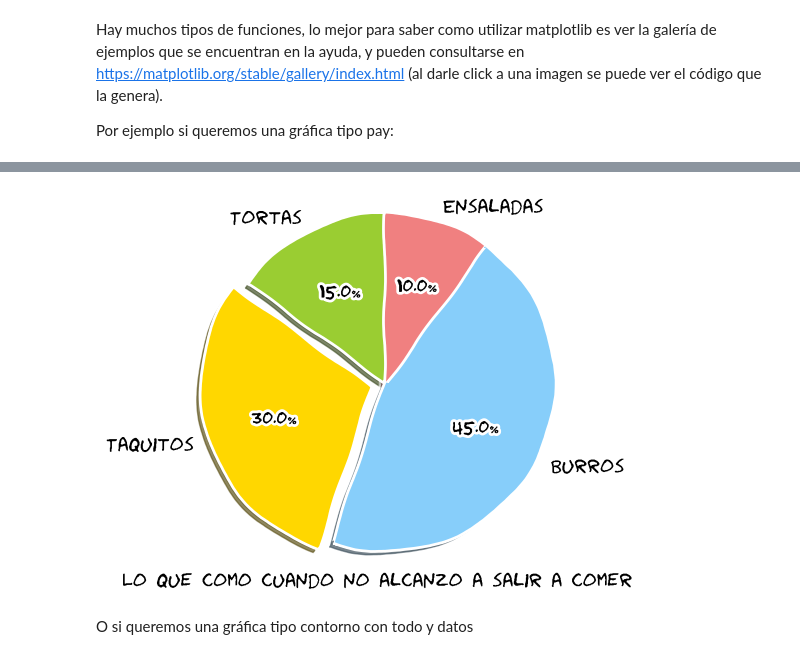
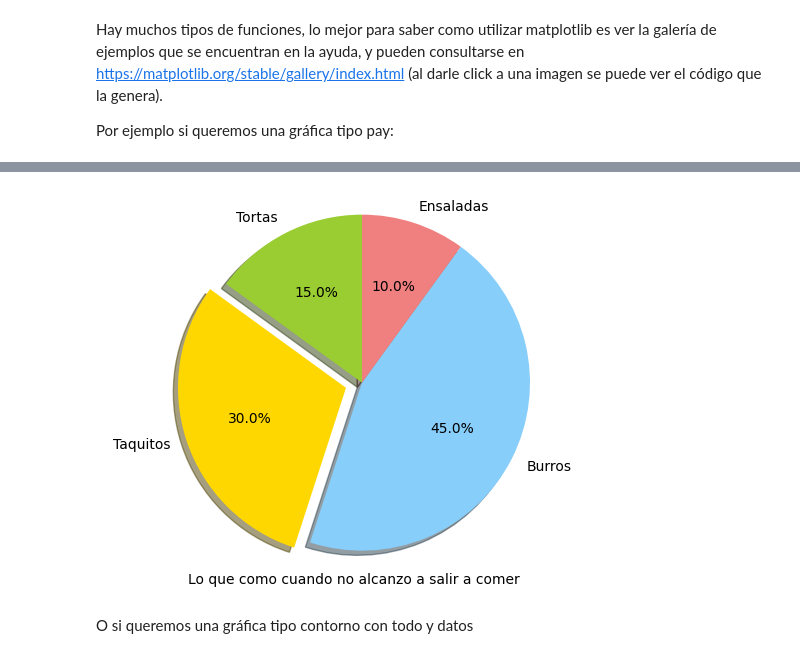
Before and after one commit to FerMW/prog_mcd2024, a Jupyter notebook: tarea_4_lfmm_intro_numpy_matplotlib.ipynb, the cells around one changed output, grey strips where cells are left out. Saved outputs shown, nothing was run; the diff lists cells and outputs as text; code cells hidden in the pictures.

Commit message:
add tarea 4 jupyter notebook intro numpy y mpl
modifica para eliminar warnings en output

```diff
--- a/tarea_4_lfmm_intro_numpy_matplotlib.ipynb
+++ b/tarea_4_lfmm_intro_numpy_matplotlib.ipynb
@@ -577,9 +586,9 @@ porcentajes = [15, 30, 45, 10]
 colores = ['yellowgreen', 'gold', 'lightskyblue', 'lightcoral']
 separa = (0, 0.1, 0, 0) # solo separa la segunda rebanada (i.e. 'Taquitos')
 
-with plt.xkcd():
-    plt.pie(porcentajes, explode=separa, labels=labels, colors=colores, autopct='%1.1f%%', shadow=True, startangle=90)
-    plt.axis('equal') #Para que el pay se vea como un círculo
-    plt.xlabel(u'Lo que como cuando no alcanzo a salir a comer')
-    plt.show()
+# with plt.xkcd(): se removio esta linea para evitar advertencias de Fuentes no encontradas en documento final, de igual manera el ejemplo quedo claro
+plt.pie(porcentajes, explode=separa, labels=labels, colors=colores, autopct='%1.1f%%', shadow=True, startangle=90)
+plt.axis('equal') #Para que el pay se vea como un círculo
+plt.xlabel(u'Lo que como cuando no alcanzo a salir a comer')
+plt.show()
 # %% [output]
@@ -603,4 +595,4 @@ WARNING:matplotlib.font_manager:findfont: Font family 'Comic Sans MS' not found.
-[figure, old version]
+[figure, new version]
 # %% [markdown]
 O si queremos una gráfica tipo contorno con todo y datos
 # %%
```
Also changed, not shown: parts of 8 cells of this notebook.
